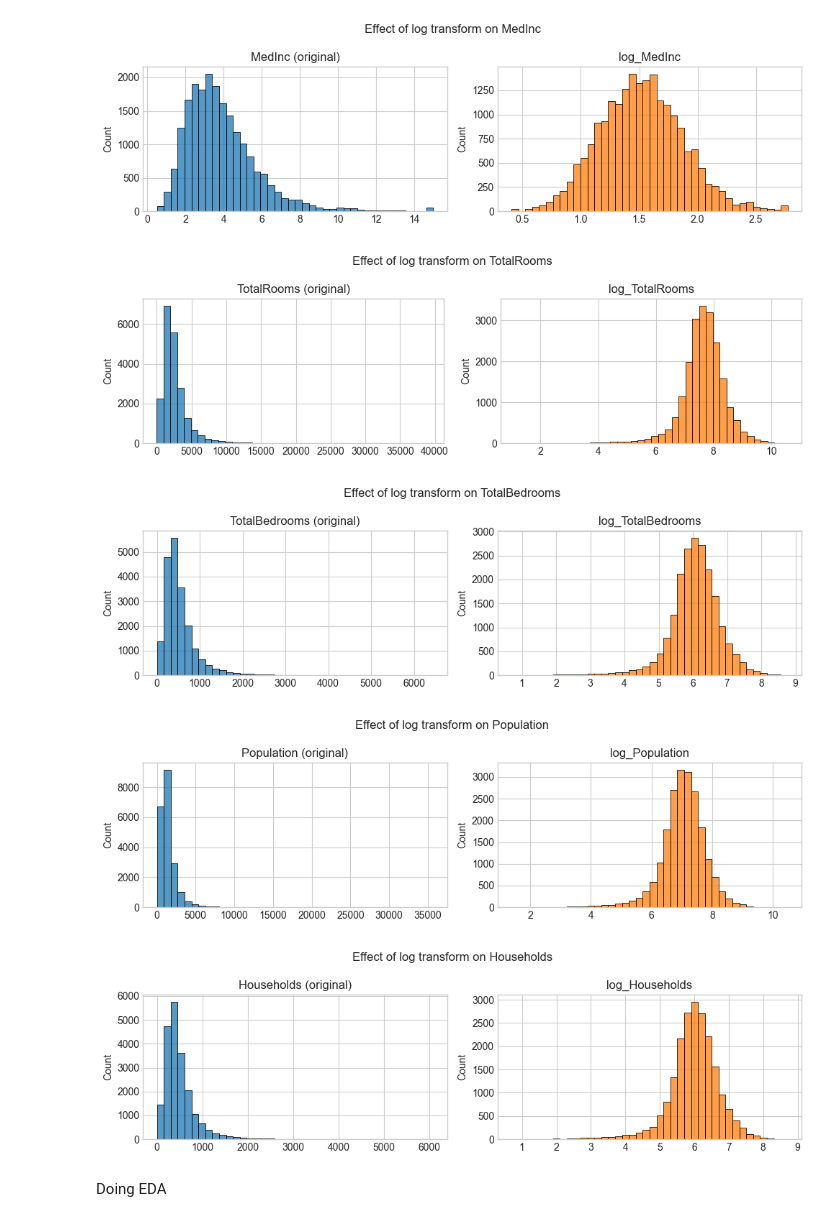
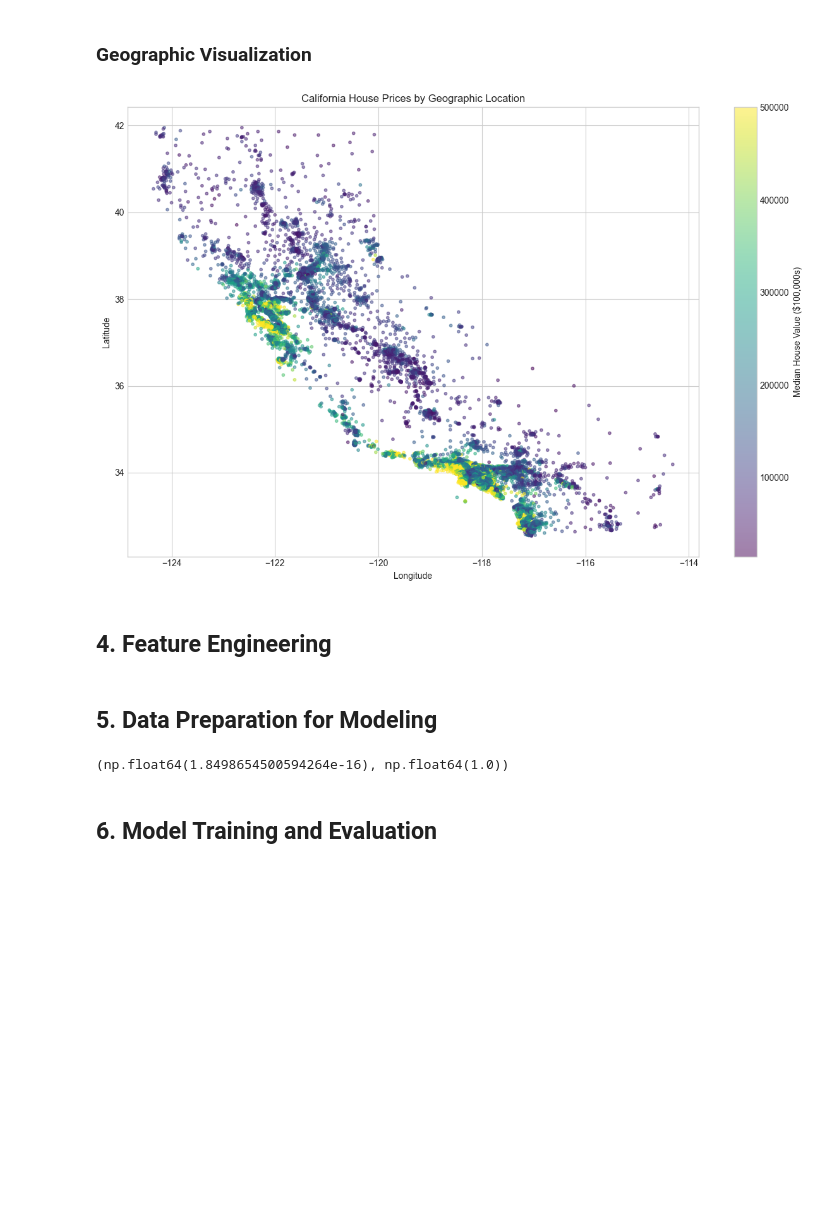
Before and after one commit to mahendra-918/California-Housing, a Jupyter notebook: notebooks/housing-analysis.ipynb, the cells around one changed output. Saved outputs shown, nothing was run; the diff lists cells and outputs as text; code cells hidden in the pictures; blank space fills up the shorter version.

```diff
--- a/notebooks/housing-analysis.ipynb
+++ b/notebooks/housing-analysis.ipynb
@@ -52,8 +142,31 @@ doing log-transformation of the cols for bell shaped distribution
+# %% [markdown]
+### Geographic Visualization
+# %%
+# Geographic scatter plot colored by house prices
+plt.figure(figsize=(12, 8))
+scatter = plt.scatter(df['Longitude'], df['Latitude'],
+                      c=df['MedHouseVal'], cmap='viridis',
+                      alpha=0.5, s=10)
+plt.colorbar(scatter, label='Median House Value ($100,000s)')
+plt.xlabel('Longitude')
+plt.ylabel('Latitude')
+plt.title('California House Prices by Geographic Location')
+plt.tight_layout()
+plt.show()
+# %% [output]
+[figure, added]
+# %% [markdown]
+## 4. Feature Engineering
 # %%
+# Log-transform skewed features
 log_features = ['MedInc', 'TotalRooms', 'TotalBedrooms', 'Population', 'Households']
 for feature in log_features:
     df[f'log_{feature}'] = np.log1p(df[feature])
 
+# One-hot encode categorical feature
+df = pd.get_dummies(df, columns=['OceanProximity'], drop_first=True)
+
+# Visualize log transform effects
 for feature in log_features:
     fig, axes = plt.subplots(1, 2, figsize=(10, 3))
     sns.histplot(df[feature], bins=40, ax=axes[0], color='#1f77b4')
@@ -65,13 +178,26 @@ for feature in log_features:
         ax.set_ylabel('Count')
     fig.suptitle(f'Effect of log transform on {feature}')
     plt.tight_layout()
-
-plt.show()
+    plt.savefig(plots + f'log_transform_{feature}.png', dpi=150, bbox_inches='tight')
+    plt.close()
-# %% [output]
-[figure, removed]
-[figure, removed]
-[figure, removed]
-[figure, removed]
-[figure, removed]
-# %% [markdown]
-Doing EDA
+# %% [markdown]
+## 5. Data Preparation for Modeling
+# %%
+# Prepare features and target
+X = df.drop('MedHouseVal', axis=1)
+y = df['MedHouseVal']
+
+
+
+# Train-test split
+X_train, X_test, y_train, y_test = train_test_split(X, y, random_state=42, test_size=0.2)
+
+# Feature scaling
+scaler = StandardScaler()
+X_train_scaled = scaler.fit_transform(X_train)
+X_test_scaled = scaler.transform(X_test)
+X_train_scaled.mean(), X_train_scaled.std()
+# %% [output]
+(np.float64(1.8498654500594264e-16), np.float64(1.0))
+# %% [markdown]
+## 6. Model Training and Evaluation
```
Also changed, not shown: parts of 20 cells of this notebook, 13 other files.
